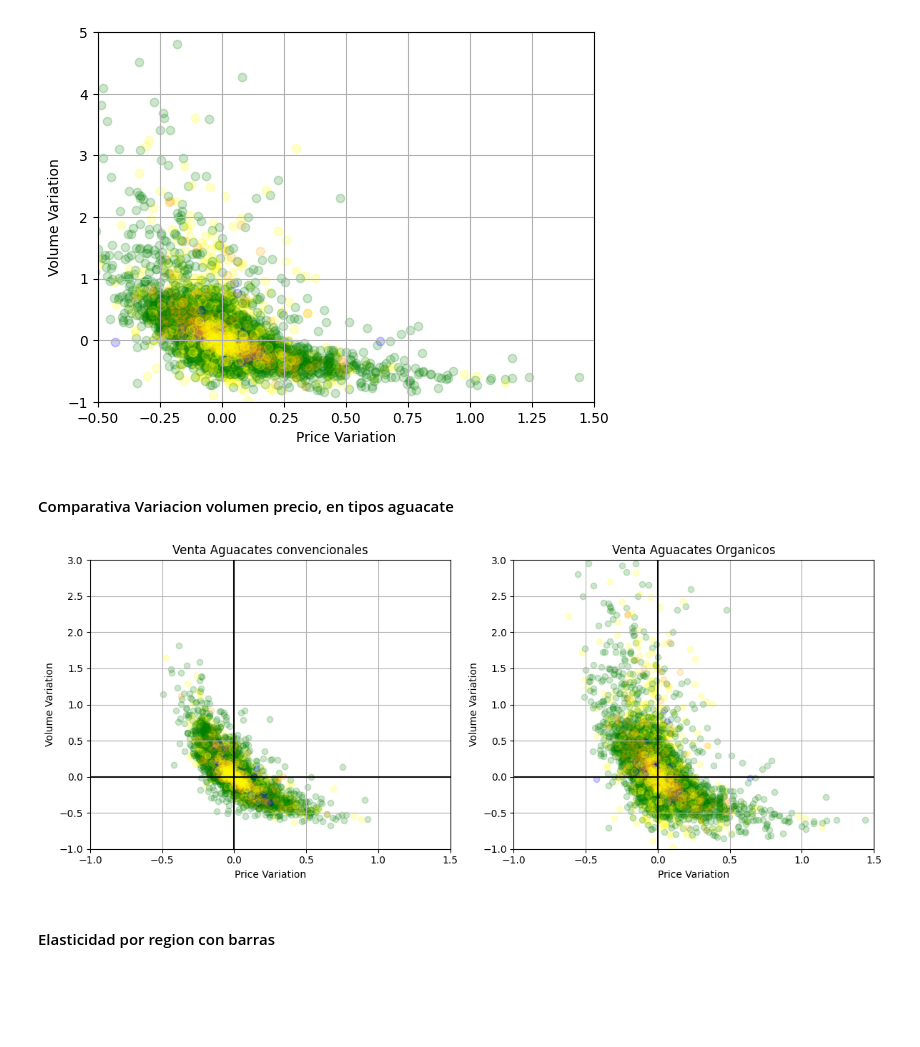
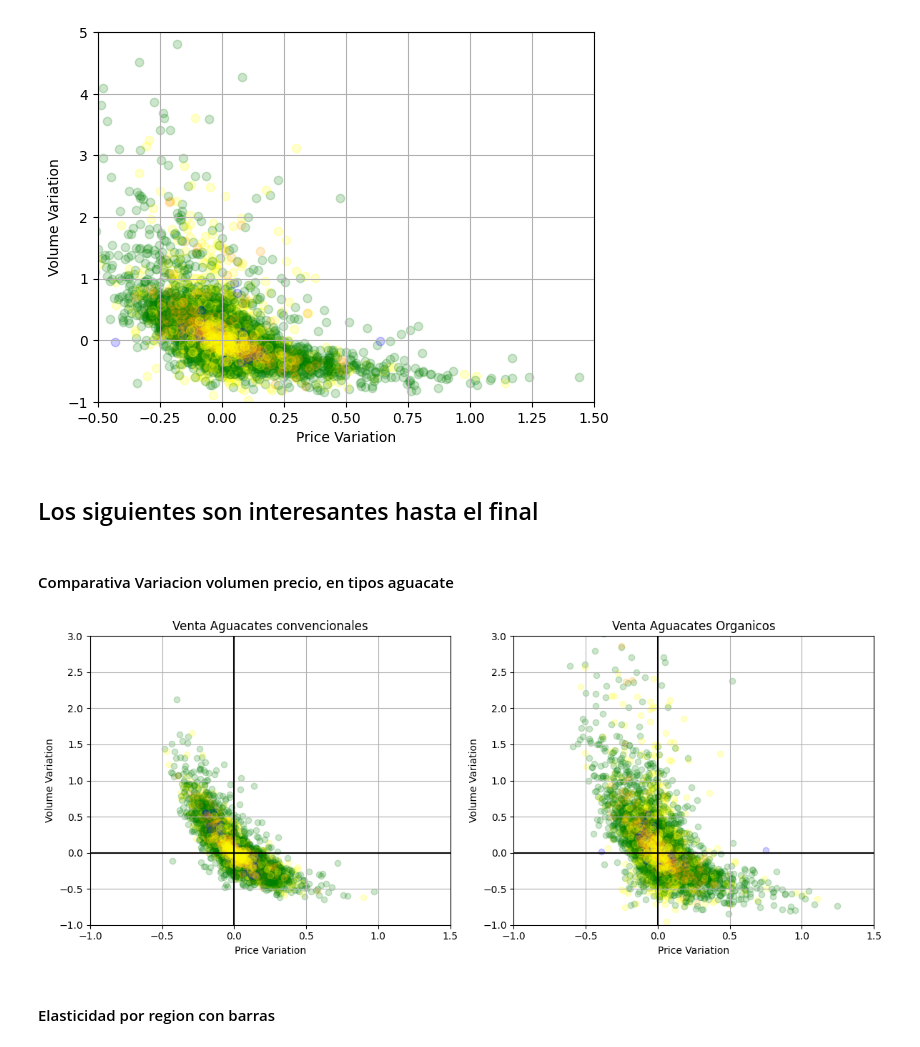
Before and after one commit to cpujol-dev/MiniProjectAavocado, a Jupyter notebook: 3.proyecto_team_apartados.ipynb, the cells around one changed output. Cells and saved outputs as stored; diff of their text form; code cells hidden in the pictures; blank space fills up the shorter version.

```diff
--- a/3.proyecto_team_apartados.ipynb
+++ b/3.proyecto_team_apartados.ipynb
@@ -644,5 +645,7 @@ plt.show()
 # %% [output]
 [figure]
+# %% [markdown]
+## Los siguientes son interesantes hasta el final
 # %% [markdown]
 #### Comparativa Variacion volumen precio, en tipos aguacate
 # %%
@@ -651,7 +654,7 @@ import numpy as np
 import pandas as pd
 
 df_cp_elast = df_cp.copy()
-df_cp_elast= df_cp_elast.sort_values(by=['region','type', 'year'])
+df_cp_elast= df_cp_elast.sort_values(by=['region','type', 'Date'])
 
 # Crear la figura y los subplots
 fig, axs = plt.subplots(1, 2, figsize=(12, 5))  # 1 fila, 2 columnas
@@ -679,34 +682,34 @@ for region in pd.unique(df_cp_elast['region']):
     color= classification_colors[organic_df.loc[1,'region_class']]#.map(classification_colors)
     y_values_org = organic_df.loc[1:,'Variation Volume']
     x_values_org  = organic_df.loc[1:,'Variation AveragePrice']
     axs[1].scatter(x=x_values_org, y= y_values_org, color = color, alpha = 0.2)
 
 
 # axs[0].set_xscale('log')
 axs[0].set_ylabel('Volume Variation')
 axs[0].set_xlabel('Price Variation')
 axs[0].set_ylim(-1,3)
 axs[0].set_xlim(-1,1.5)
 axs[0].set_title('Venta Aguacates convencionales')
 axs[0].axhline(0, color='black', linewidth=1.5, linestyle='-')  # Horizontal line at y=0
 axs[0].axvline(0, color='black', linewidth=1.5, linestyle='-')  # Vertical line at x=0
 
 axs[0].grid()
 
 axs[1].set_ylabel('Volume Variation')
 axs[1].set_xlabel('Price Variation')
 axs[1].set_ylim(-1,3)
 axs[1].set_xlim(-1,1.5)
 axs[1].set_title('Venta Aguacates Organicos')
 axs[1].grid()
 axs[1].axhline(0, color='black', linewidth=1.5, linestyle='-')  # Horizontal line at y=0
 axs[1].axvline(0, color='black', linewidth=1.5, linestyle='-')  # Vertical line at x=0
 
 # Mostrar el gráfico
 plt.tight_layout()  # Ajusta el espaciado
 plt.show()
 # %% [output]
-[figure, old version]
+[figure, new version]
 # %% [markdown]
 #### Elasticidad por region con barras
 # %%
```
Also changed, not shown: parts of 11 cells of this notebook.
